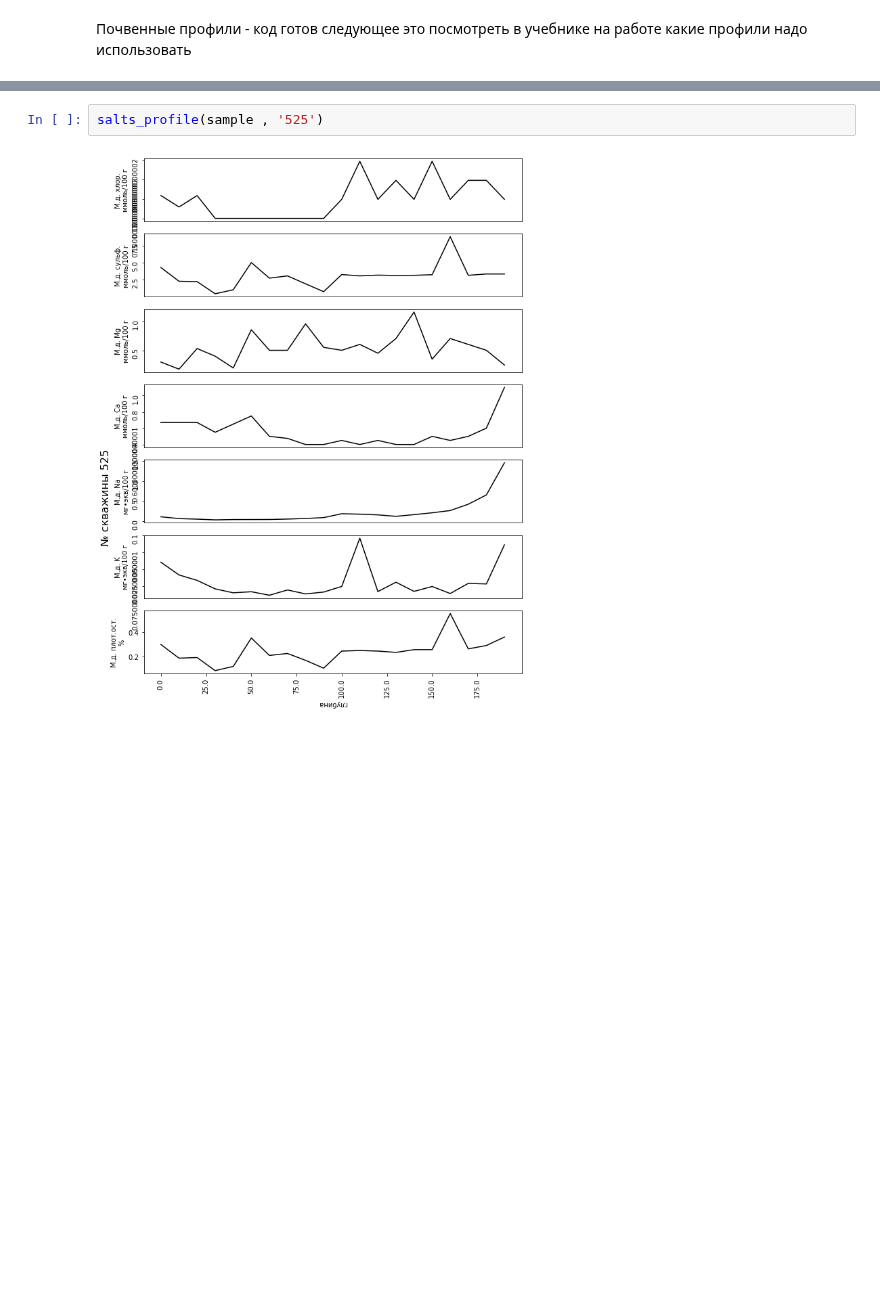
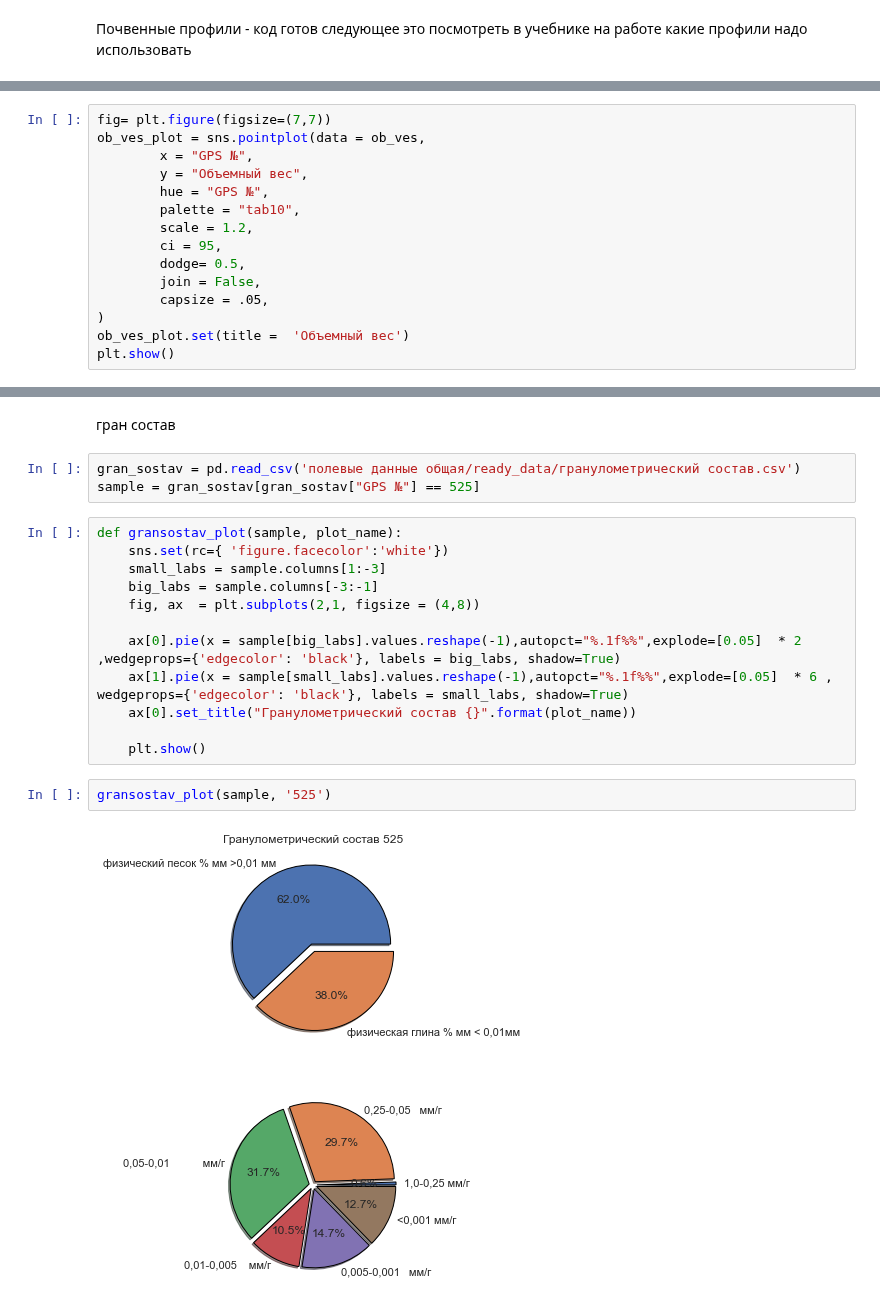
Before and after one commit to hukitoc94/total_archangelskiy, a Jupyter notebook: field_scale/field_data/field_data_analis.ipynb, the cells around one changed output, grey strips where cells are left out. Cells and saved outputs as stored; diff of their text form; blank space fills up the shorter version.

```diff
--- a/field_scale/field_data/field_data_analis.ipynb
+++ b/field_scale/field_data/field_data_analis.ipynb
@@ -428,0 +385,15 @@ def salts_profile(salts_df,plotname):
+# %%
+fig= plt.figure(figsize=(7,7))
+ob_ves_plot = sns.pointplot(data = ob_ves,
+        x = "GPS №",
+        y = "Объемный вес",
+        hue = "GPS №",
+        palette = "tab10",
+        scale = 1.2,
+        ci = 95,
+        dodge= 0.5,
+        join = False,
+        capsize = .05,
+)
+ob_ves_plot.set(title =  'Объемный вес')
+plt.show()
@@ -429,4 +402,21 @@ def salts_profile(salts_df,plotname):
+# %% [markdown]
+гран состав
+# %%
+gran_sostav = pd.read_csv('полевые данные общая/ready_data/гранулометрический состав.csv')
+sample = gran_sostav[gran_sostav["GPS №"] == 525]
+# %%
+def gransostav_plot(sample, plot_name):
+    sns.set(rc={ 'figure.facecolor':'white'})
+    small_labs = sample.columns[1:-3]
+    big_labs = sample.columns[-3:-1]
+    fig, ax  = plt.subplots(2,1, figsize = (4,8))
+
+    ax[0].pie(x = sample[big_labs].values.reshape(-1),autopct="%.1f%%",explode=[0.05]  * 2 ,wedgeprops={'edgecolor': 'black'}, labels = big_labs, shadow=True)
+    ax[1].pie(x = sample[small_labs].values.reshape(-1),autopct="%.1f%%",explode=[0.05]  * 6 , wedgeprops={'edgecolor': 'black'}, labels = small_labs, shadow=True)
+    ax[0].set_title("Гранулометрический состав {}".format(plot_name))
+
+    plt.show()
 # %%
-salts_profile(sample , '525')
+gransostav_plot(sample, '525')
 # %% [output]
-[figure, old version]
+[figure, new version]
```
Also changed, not shown: parts of 37 cells of this notebook, 1 other file.
